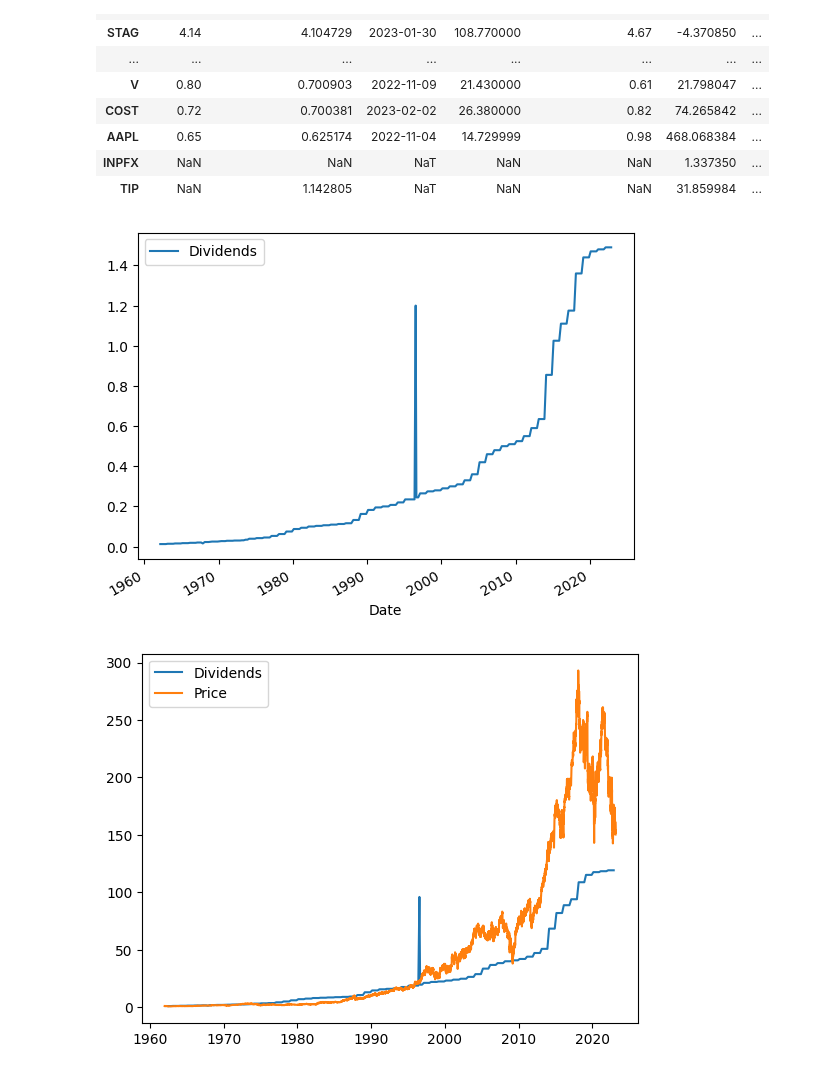
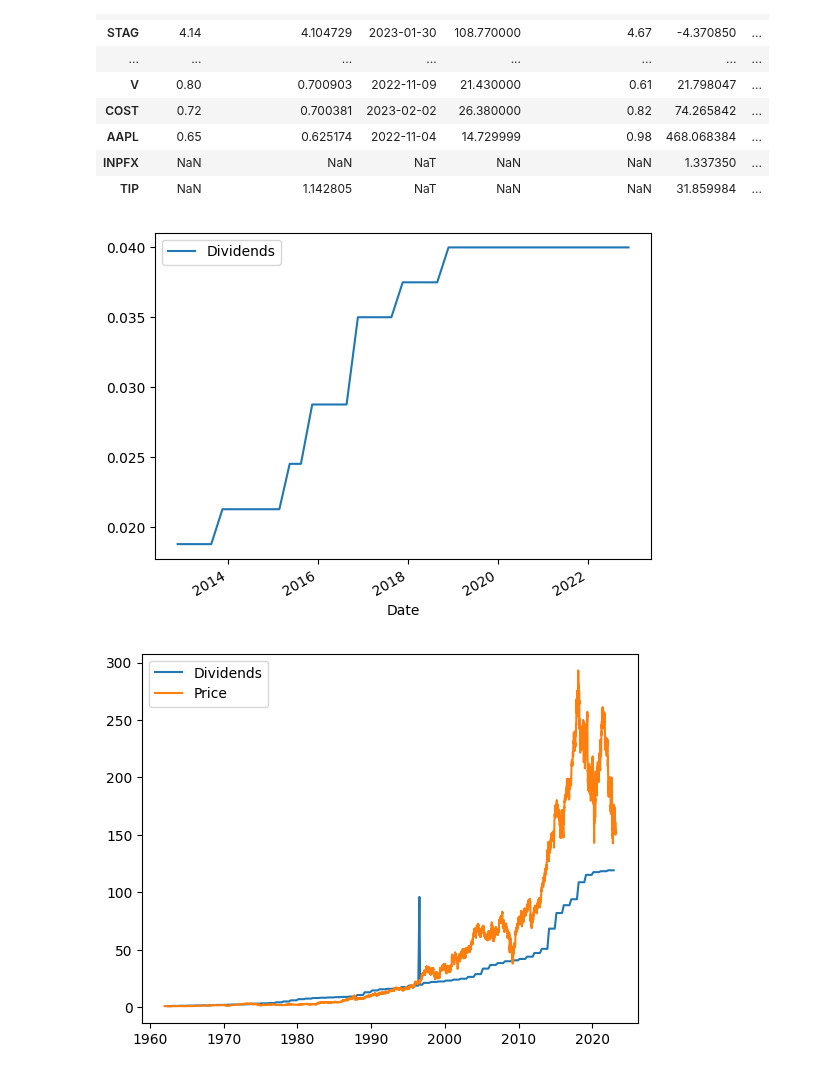
Before and after one commit to Idanq1/Stocks-Strategies, a Jupyter notebook: Dividends/Screener1.ipynb, the cells around one changed output. Drawn from its saved outputs; the diff is of its cells as text; code cells hidden in the pictures.

```diff
--- a/Dividends/Screener1.ipynb
+++ b/Dividends/Screener1.ipynb
@@ -158,22 +158,22 @@ df.sort_values("div yield", ascending=False)
 | INPFX | NaN | NaN | NaT | NaN | NaN | 1.337350 | ... |
 | TIP | NaN | 1.142805 | NaT | NaN | NaN | 31.859984 | ... |
 # %%
-ticker = "mmm"
+ticker = "NVDA"
 
 stock = yf.Ticker(ticker)
 tmp = stock.dividends
 div_df = pd.DataFrame(index=tmp.index)
 div_df["Dividends"] = tmp
 # div_df.index = div_df.index.year
 div_df = div_df.groupby(div_df.index).mean()
 # div_df["Growth year"] = ((div_df["Dividends"]/div_df["Dividends"].shift(1)) - 1) * 100
 # div_df["DGR5y"] = div_df["Growth year"].rolling(5).mean()
 div_df["chg"] = div_df["Dividends"].diff()
 div_df["chg"] = div_df["chg"].where(div_df["chg"] != 0, np.nan)
 div_df.plot(kind='line', y='Dividends')
 plt.show()
 # %% [output]
-[figure, old version]
+[figure, new version]
 # %%
 def price_change_to_div_change(ticker, s_year=None, e_year=3000):
     stock = yf.Ticker(ticker)
```
